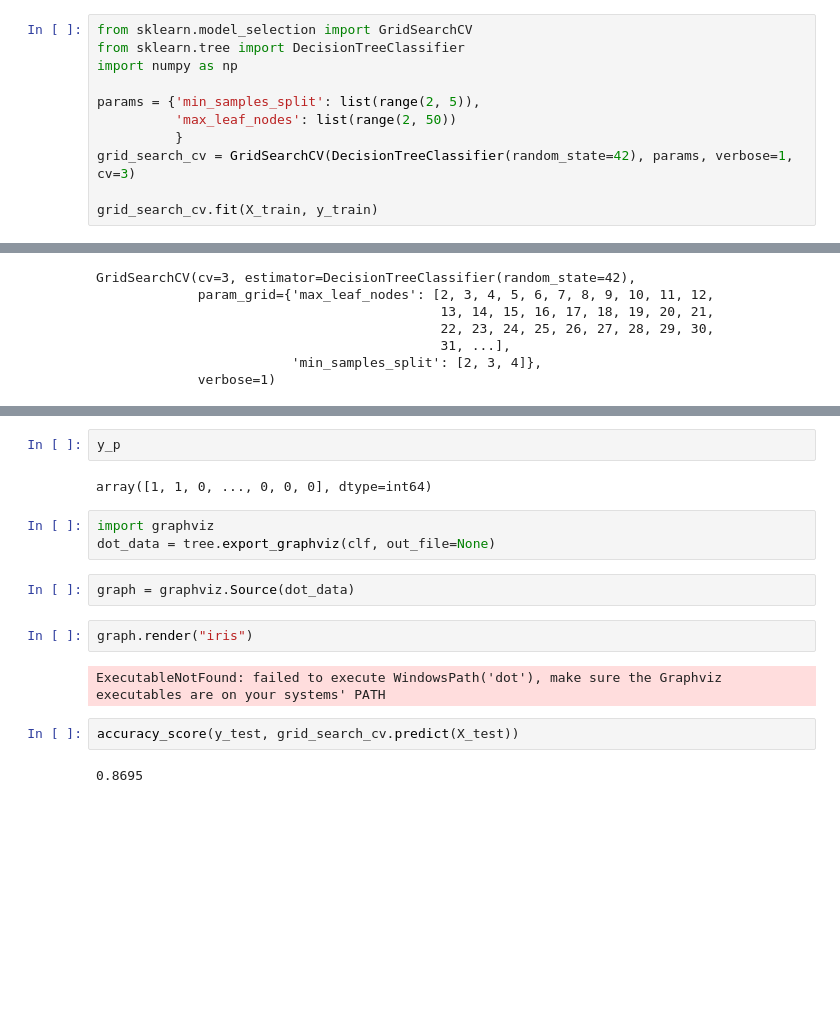
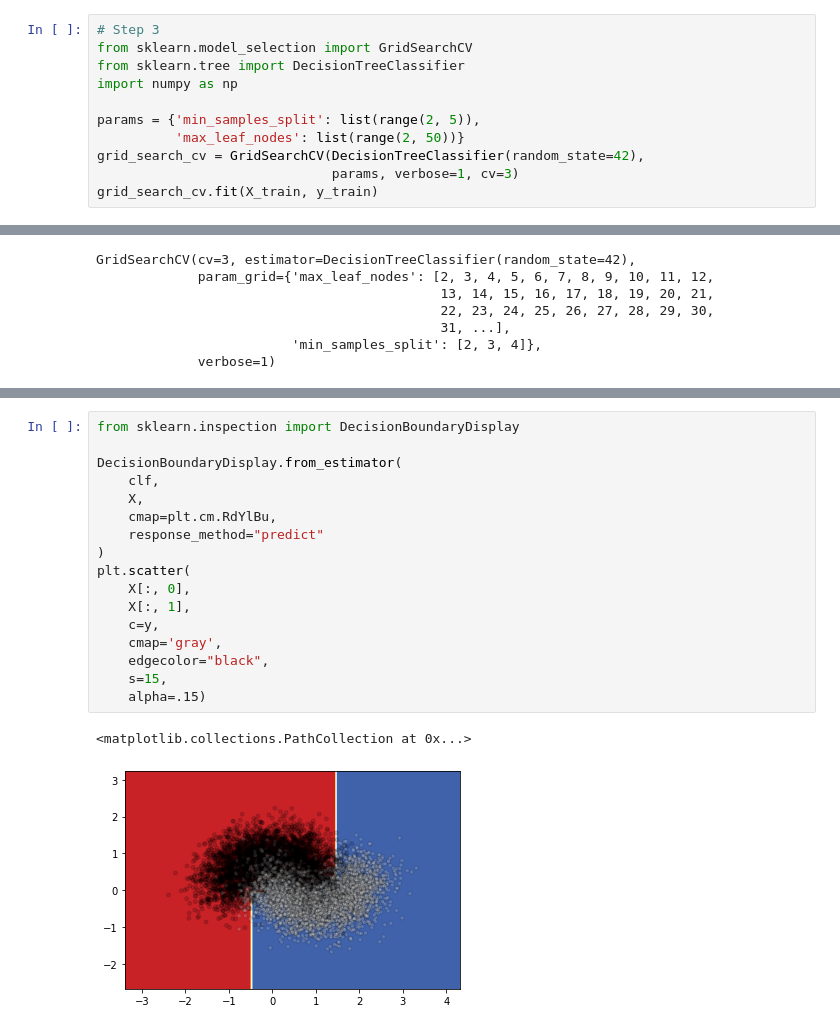
Before and after one commit to xiaoxl/ml22, a Jupyter notebook: _sources/Chapter3/dt2.ipynb, the cells around one changed output, grey strips where cells are left out. Saved outputs shown, nothing was run; the diff lists cells and outputs as text; blank space fills up the shorter version.

```diff
--- a/_sources/Chapter3/dt2.ipynb
+++ b/_sources/Chapter3/dt2.ipynb
@@ -15,15 +27,15 @@ from sklearn.model_selection import train_test_split
 
 X_train, X_test, y_train, y_test = train_test_split(X, y, test_size=0.2, random_state=42)
 # %%
+# Step 3
 from sklearn.model_selection import GridSearchCV
 from sklearn.tree import DecisionTreeClassifier
 import numpy as np
 
 params = {'min_samples_split': list(range(2, 5)),
-          'max_leaf_nodes': list(range(2, 50))
-          }
-grid_search_cv = GridSearchCV(DecisionTreeClassifier(random_state=42), params, verbose=1, cv=3)
-
+          'max_leaf_nodes': list(range(2, 50))}
+grid_search_cv = GridSearchCV(DecisionTreeClassifier(random_state=42),
+                              params, verbose=1, cv=3)
 grid_search_cv.fit(X_train, y_train)
 # %% [output]
 Fitting 3 folds for each of 144 candidates, totalling 432 fits
@@ -73,17 +71,20 @@ tree.plot_tree(clf, filled=True)
-# %%
-y_p
-# %% [output]
-array([1, 1, 0, ..., 0, 0, 0], dtype=int64)
-# %%
-import graphviz
-dot_data = tree.export_graphviz(clf, out_file=None)
-# %%
-graph = graphviz.Source(dot_data)
-# %%
-graph.render("iris")
-# %% [output]
-ExecutableNotFound: failed to execute WindowsPath('dot'), make sure the Graphviz executables are on your systems' PATH
-# %%
-accuracy_score(y_test, grid_search_cv.predict(X_test))
-# %% [output]
-0.8695
+# %%
+from sklearn.inspection import DecisionBoundaryDisplay
+
+DecisionBoundaryDisplay.from_estimator(
+    clf,
+    X,
+    cmap=plt.cm.RdYlBu,
+    response_method="predict"
+)
+plt.scatter(
+    X[:, 0],
+    X[:, 1],
+    c=y,
+    cmap='gray',
+    edgecolor="black",
+    s=15,
+    alpha=.15)
+# %% [output]
+<matplotlib.collections.PathCollection at 0x...>
+[figure, added]
```
Also changed, not shown: parts of 14 cells of this notebook, 16 other files.
